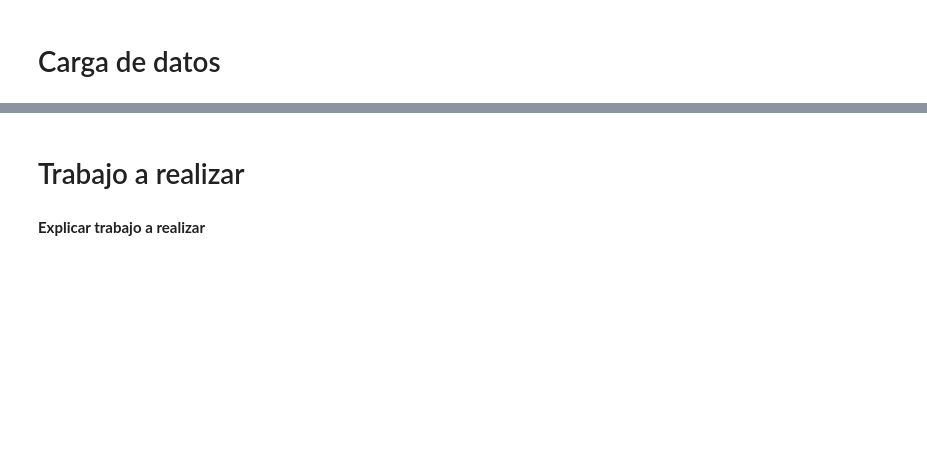
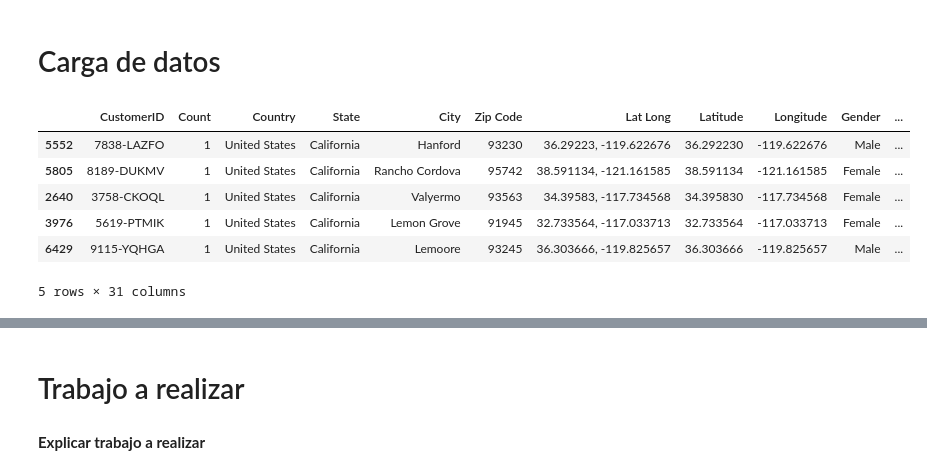
Before and after one commit to Marcelooyola/TrabojIntegrador, a Jupyter notebook: BA_Trabajo_Final_Abandono_Clientes.ipynb, the cells around one changed output, grey strips where cells are left out. Saved outputs shown, nothing was run; the diff lists cells and outputs as text; code cells hidden in the pictures; blank space fills up the shorter version.

```diff
--- a/BA_Trabajo_Final_Abandono_Clientes.ipynb
+++ b/BA_Trabajo_Final_Abandono_Clientes.ipynb
@@ -93,5 +102,15 @@ La deserción de clientes (también conocida como pérdida de clientes) es una d
 # %%
 import pandas as pd
 # %%
-train = pd.read_csv("https://raw.githubusercontent.com/LucaAPiattelli/Diplomatura_Business_Analytics_UDA/main/Datasets/train.csv")
-test = pd.read_csv("https://raw.githubusercontent.com/LucaAPiattelli/Diplomatura_Business_Analytics_UDA/main/Datasets/test.csv")
+train = pd.read_csv("https://raw.githubusercontent.com/LucaAPiattelli/Diplomatura_Business_Analytics_UDA/main/Datasets/train.csv", index_col=0)
+test = pd.read_csv("https://raw.githubusercontent.com/LucaAPiattelli/Diplomatura_Business_Analytics_UDA/main/Datasets/test.csv", index_col=0)
+# %%
+train.head()
+# %% [output]
+|  | CustomerID | Count | Country | State | City | Zip Code | Lat Long | Latitude | Longitude | Gender | ... |
+| 5552 | 7838-LAZFO | 1 | United States | California | Hanford | 93230 | 36.29223, -119.622676 | 36.292230 | -119.622676 | Male | ... |
+| 5805 | 8189-DUKMV | 1 | United States | California | Rancho Cordova | 95742 | 38.591134, -121.161585 | 38.591134 | -121.161585 | Female | ... |
+| 2640 | 3758-CKOQL | 1 | United States | California | Valyermo | 93563 | 34.39583, -117.734568 | 34.395830 | -117.734568 | Female | ... |
+| 3976 | 5619-PTMIK | 1 | United States | California | Lemon Grove | 91945 | 32.733564, -117.033713 | 32.733564 | -117.033713 | Female | ... |
+| 6429 | 9115-YQHGA | 1 | United States | California | Lemoore | 93245 | 36.303666, -119.825657 | 36.303666 | -119.825657 | Male | ... |
+5 rows × 31 columns
```
Also changed, not shown: parts of 10 cells of this notebook.
